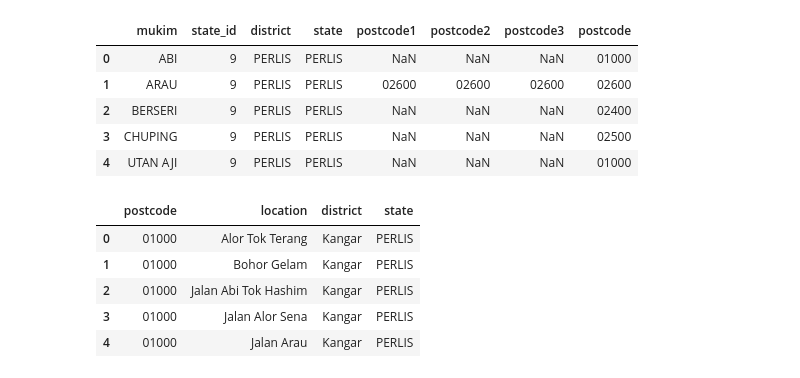
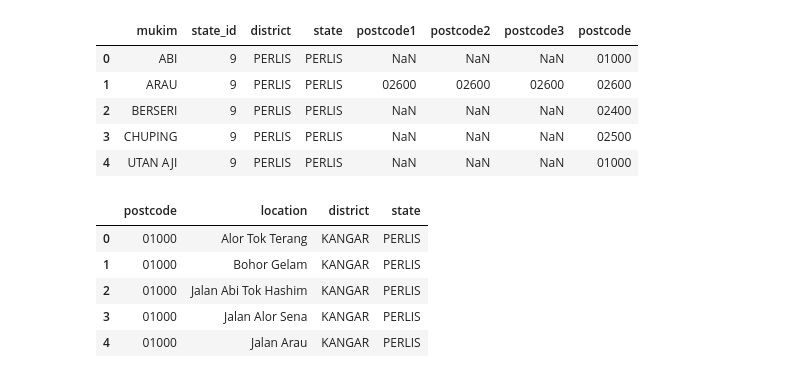
Before and after one commit to izardy/malaysia-postcode-mapper, a Jupyter notebook: data-prep.ipynb, the cells around one changed output. Cells and saved outputs as stored; diff of their text form; code cells hidden in the pictures.

```diff
--- a/data-prep.ipynb
+++ b/data-prep.ipynb
@@ -927,29 +927,31 @@ mukim_district_state.head(5)
 # %%
 postcode_ref=pd.read_csv('Malaysia_Postcode-postcodes.csv', encoding='ISO-8859-1',dtype=str)
 postcode_ref.columns = ['postcode', 'location', 'district', 'state']
 
 postcode_ref['state']=np.where(postcode_ref['state']=='JHR','JOHOR',postcode_ref['state'])
 postcode_ref['state']=np.where(postcode_ref['state']=='KDH','KEDAH',postcode_ref['state'])
 postcode_ref['state']=np.where(postcode_ref['state']=='KTN', 'KELANTAN', postcode_ref['state'])
 postcode_ref['state']=np.where(postcode_ref['state']=='KUL', 'WP KUALA LUMPUR', postcode_ref['state'])
 postcode_ref['state']=np.where(postcode_ref['state']=='LBN', 'WP LABUAN', postcode_ref['state'])
 postcode_ref['state']=np.where(postcode_ref['state']=='MLK', 'MELAKA', postcode_ref['state'])
 postcode_ref['state']=np.where(postcode_ref['state']=='NSN', 'NEGERI SEMBILAN', postcode_ref['state'])
 postcode_ref['state']=np.where(postcode_ref['state']=='PHG', 'PAHANG', postcode_ref['state'])
 postcode_ref['state']=np.where(postcode_ref['state']=='PJY', 'WP PUTRAJAYA', postcode_ref['state'])
 postcode_ref['state']=np.where(postcode_ref['state']=='PLS', 'PERLIS', postcode_ref['state'])
 postcode_ref['state']=np.where(postcode_ref['state']=='PNG', 'PULAU PINANG', postcode_ref['state'])
 postcode_ref['state']=np.where(postcode_ref['state']=='PRK', 'PERAK', postcode_ref['state'])
 postcode_ref['state']=np.where(postcode_ref['state']=='SBH', 'SABAH', postcode_ref['state'])
 postcode_ref['state']=np.where(postcode_ref['state']=='SGR', 'SELANGOR', postcode_ref['state'])
 postcode_ref['state']=np.where(postcode_ref['state']=='SRW', 'SARAWAK', postcode_ref['state'])
 postcode_ref['state']=np.where(postcode_ref['state']=='TRG', 'TERENGGANU', postcode_ref['state'])
 
+postcode_ref['district']=postcode_ref['district'].str.upper()
+
 postcode_ref.head()
 # %% [output]
 |  | postcode | location | district | state |
-| 0 | 01000 | Alor Tok Terang | Kangar | PERLIS |
-| 1 | 01000 | Bohor Gelam | Kangar | PERLIS |
-| 2 | 01000 | Jalan Abi Tok Hashim | Kangar | PERLIS |
-| 3 | 01000 | Jalan Alor Sena | Kangar | PERLIS |
-| 4 | 01000 | Jalan Arau | Kangar | PERLIS |
+| 0 | 01000 | Alor Tok Terang | KANGAR | PERLIS |
+| 1 | 01000 | Bohor Gelam | KANGAR | PERLIS |
+| 2 | 01000 | Jalan Abi Tok Hashim | KANGAR | PERLIS |
+| 3 | 01000 | Jalan Alor Sena | KANGAR | PERLIS |
+| 4 | 01000 | Jalan Arau | KANGAR | PERLIS |
```
Also changed, not shown: parts of 3 cells of this notebook.
